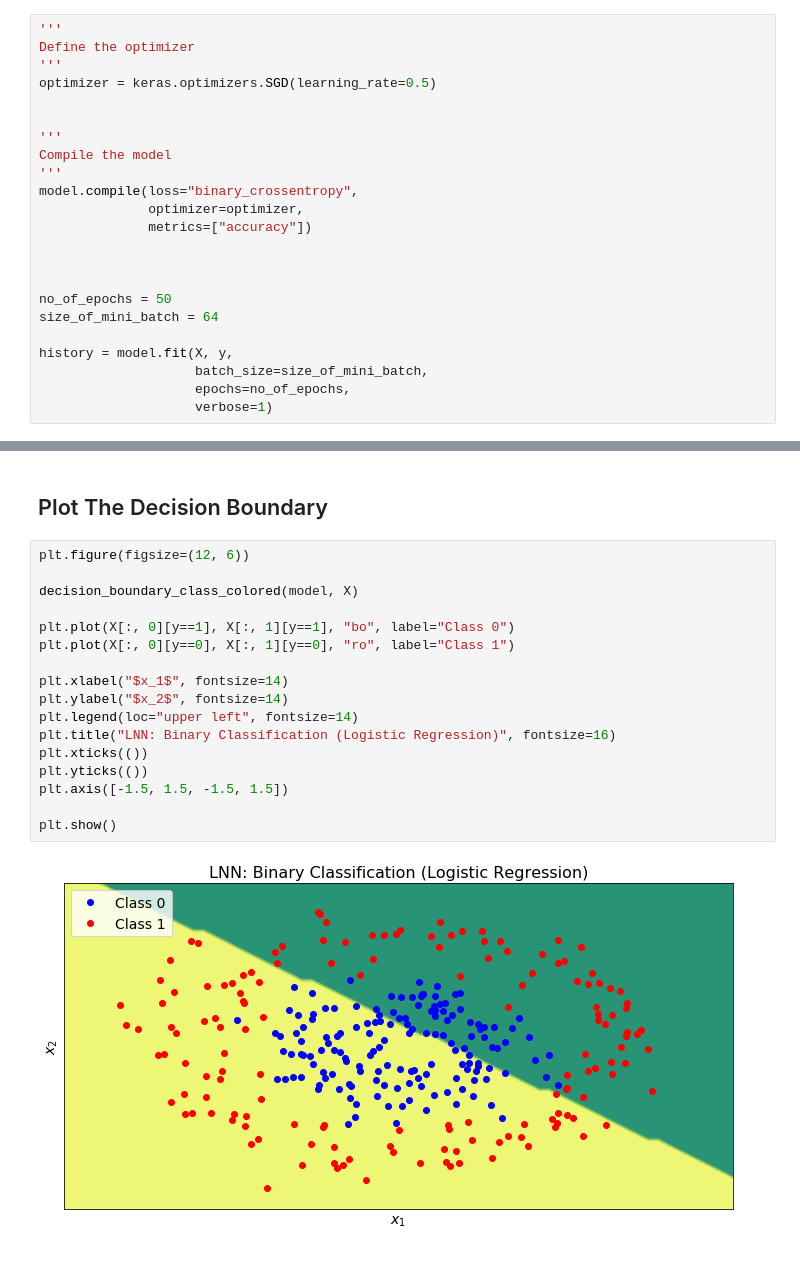
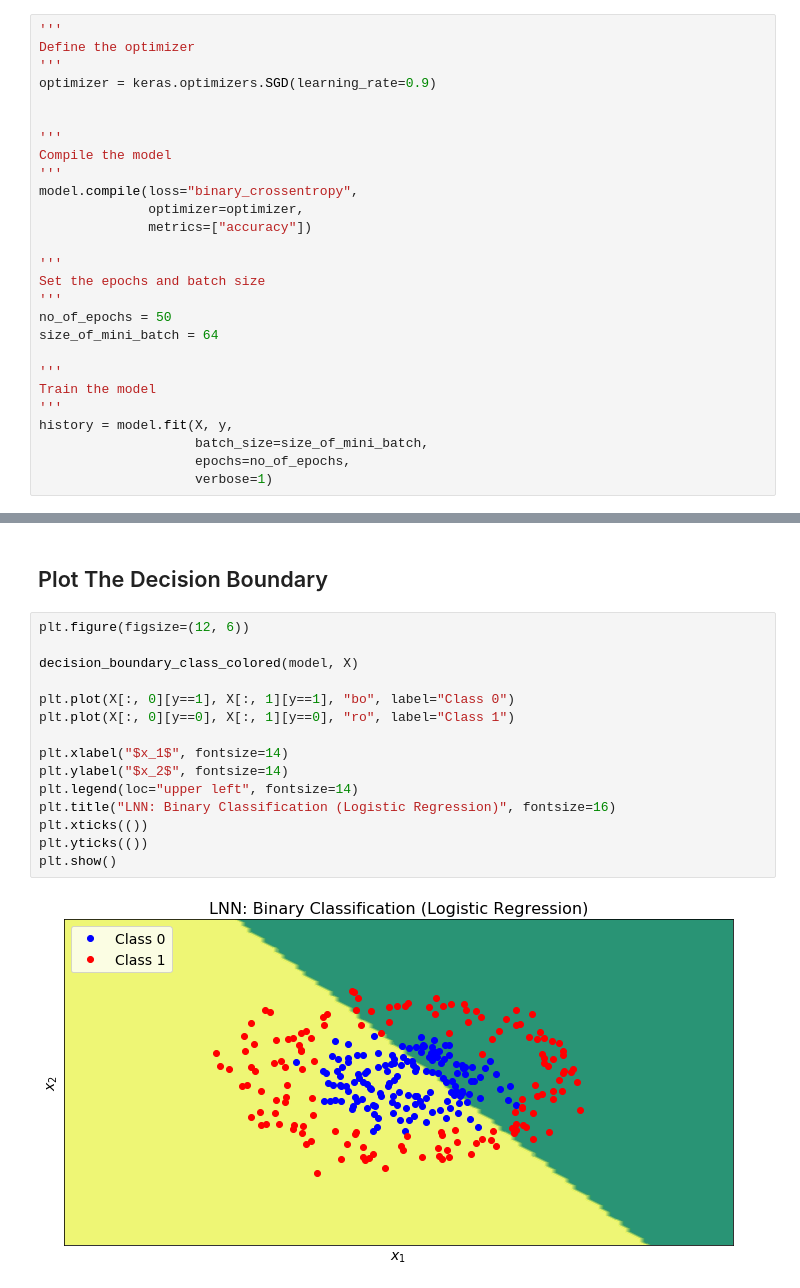
Before and after one commit to rhasanbd/Linear-Neural-Networks, a Jupyter notebook: Linear Neural Network-2-Binary Classification-Linearly Nonseperable.ipynb, the cells around one changed output, grey strips where cells are left out. Drawn from its saved outputs; the diff is of its cells as text.

```diff
--- a/Linear Neural Network-2-Binary Classification-Linearly Nonseperable.ipynb
+++ b/Linear Neural Network-2-Binary Classification-Linearly Nonseperable.ipynb
@@ -136,7 +142,7 @@ Wall time: 34.2 ms
 '''
 Define the optimizer
 '''
-optimizer = keras.optimizers.SGD(learning_rate=0.5)
+optimizer = keras.optimizers.SGD(learning_rate=0.9)
 
 
 '''
@@ -146,11 +152,15 @@ model.compile(loss="binary_crossentropy",
               optimizer=optimizer,
               metrics=["accuracy"])
 
-
-
+'''
+Set the epochs and batch size
+'''
 no_of_epochs = 50
 size_of_mini_batch = 64
 
+'''
+Train the model
+'''
 history = model.fit(X, y,
                     batch_size=size_of_mini_batch,
                     epochs=no_of_epochs,
@@ -232,19 +242,17 @@ weighted avg       0.55      0.55      0.54       300
 # %%
 plt.figure(figsize=(12, 6))
 
 decision_boundary_class_colored(model, X)
 
 plt.plot(X[:, 0][y==1], X[:, 1][y==1], "bo", label="Class 0")
 plt.plot(X[:, 0][y==0], X[:, 1][y==0], "ro", label="Class 1")
 
 plt.xlabel("$x_1$", fontsize=14)
 plt.ylabel("$x_2$", fontsize=14)
 plt.legend(loc="upper left", fontsize=14)
 plt.title("LNN: Binary Classification (Logistic Regression)", fontsize=16)
 plt.xticks(())
 plt.yticks(())
-plt.axis([-1.5, 1.5, -1.5, 1.5])
-
 plt.show()
 # %% [output]
-[figure, old version]
+[figure, new version]
```
Also changed, not shown: parts of 6 cells of this notebook, 2 other files.
